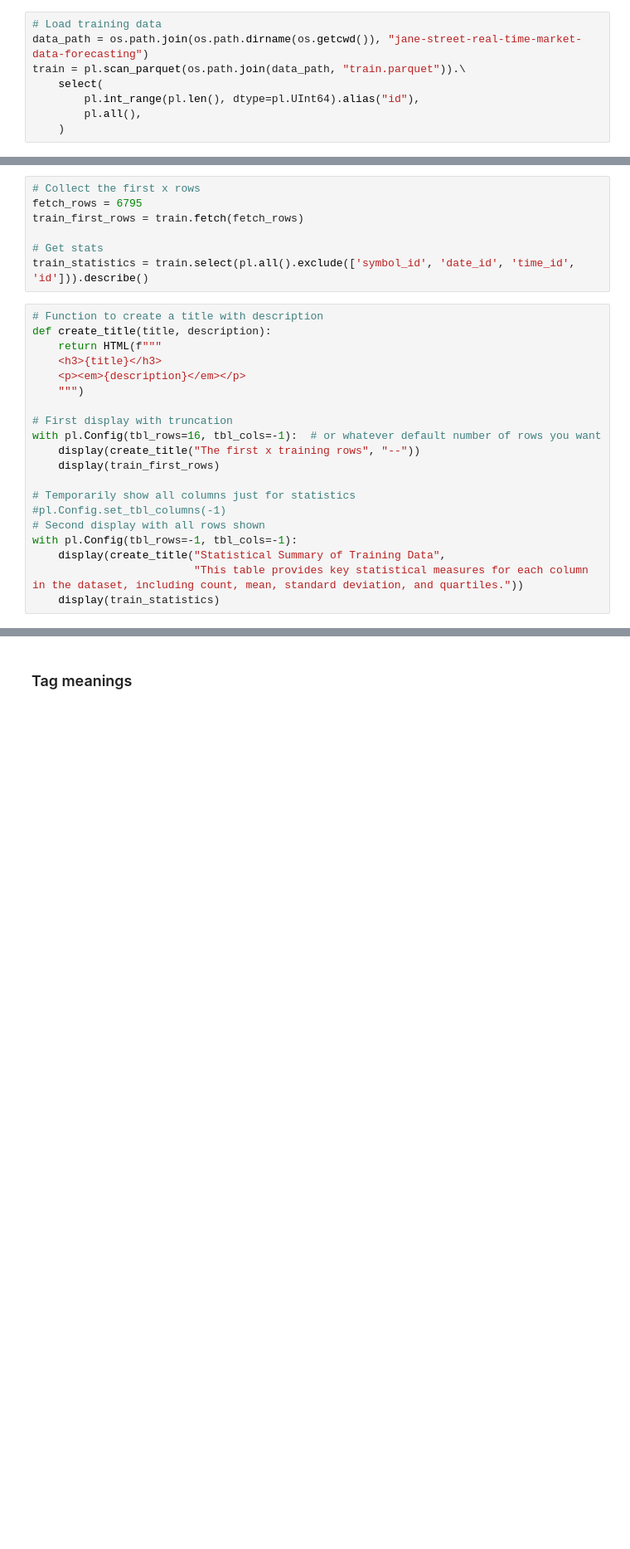
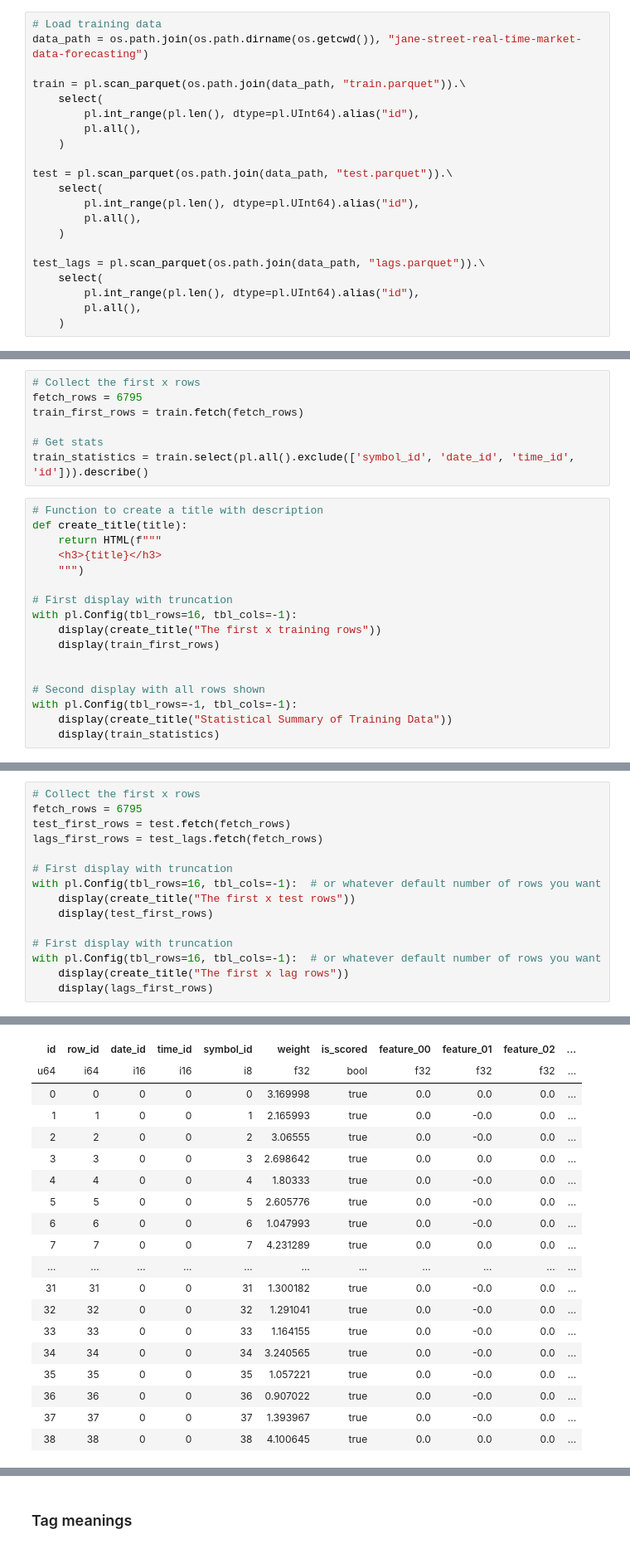
Before and after one commit to JacksonSprigg/JaneStreet-Kaggle, a Jupyter notebook: data_analysis/blah.ipynb, the cells around one changed output, grey strips where cells are left out. Shown at 83% size. Saved outputs shown, nothing was run; the diff lists cells and outputs as text; blank space fills up the shorter version.

```diff
--- a/data_analysis/blah.ipynb
+++ b/data_analysis/blah.ipynb
@@ -14,8 +15,21 @@ from IPython.display import display, HTML
 # %%
 # Load training data
 data_path = os.path.join(os.path.dirname(os.getcwd()), "jane-street-real-time-market-data-forecasting")
+
 train = pl.scan_parquet(os.path.join(data_path, "train.parquet")).\
     select(
         pl.int_range(pl.len(), dtype=pl.UInt64).alias("id"),
         pl.all(),
     )
+
+test = pl.scan_parquet(os.path.join(data_path, "test.parquet")).\
+    select(
+        pl.int_range(pl.len(), dtype=pl.UInt64).alias("id"),
+        pl.all(),
+    )
+
+test_lags = pl.scan_parquet(os.path.join(data_path, "lags.parquet")).\
+    select(
+        pl.int_range(pl.len(), dtype=pl.UInt64).alias("id"),
+        pl.all(),
+    )
@@ -83,23 +95,20 @@ train_first_rows = train.fetch(fetch_rows)
 train_statistics = train.select(pl.all().exclude(['symbol_id', 'date_id', 'time_id', 'id'])).describe()
 # %%
 # Function to create a title with description
-def create_title(title, description):
+def create_title(title):
     return HTML(f"""
     <h3>{title}</h3>
-    <p><em>{description}</em></p>
     """)
 
 # First display with truncation
-with pl.Config(tbl_rows=16, tbl_cols=-1):  # or whatever default number of rows you want
-    display(create_title("The first x training rows", "--"))
+with pl.Config(tbl_rows=16, tbl_cols=-1):
+    display(create_title("The first x training rows"))
     display(train_first_rows)
 
-# Temporarily show all columns just for statistics
-#pl.Config.set_tbl_columns(-1)
+
 # Second display with all rows shown
 with pl.Config(tbl_rows=-1, tbl_cols=-1):
-    display(create_title("Statistical Summary of Training Data",
-                         "This table provides key statistical measures for each column in the dataset, including count, mean, standard deviation, and quartiles."))
+    display(create_title("Statistical Summary of Training Data"))
     display(train_statistics)
 # %% [output]
 The first x training rows
@@ -138,3 +145,19 @@ shape: (9, 91)
 | "50%" | 1.749686 | 0.405783 | 0.007342 | 0.407041 | 0.406398 | 0.002276 | -0.056492 | -0.009067 | ... |
 | "75%" | 2.525645 | 1.261608 | 0.729377 | 1.258622 | 1.258682 | 0.703709 | 0.390622 | 0.40295 | ... |
 | "max" | 10.240419 | 6.477002 | 6.292391 | 6.490265 | 6.695623 | 6.16416 | 35.726223 | 93.644058 | ... |
+# %%
+# Collect the first x rows
+fetch_rows = 6795
+test_first_rows = test.fetch(fetch_rows)
+lags_first_rows = test_lags.fetch(fetch_rows)
+
+# First display with truncation
+with pl.Config(tbl_rows=16, tbl_cols=-1):  # or whatever default number of rows you want
+    display(create_title("The first x test rows"))
+    display(test_first_rows)
+
+# First display with truncation
+with pl.Config(tbl_rows=16, tbl_cols=-1):  # or whatever default number of rows you want
+    display(create_title("The first x lag rows"))
+    display(lags_first_rows)
+# %% [output]
@@ -140,0 +166,19 @@ shape: (9, 91)
+| id | row_id | date_id | time_id | symbol_id | weight | is_scored | feature_00 | feature_01 | feature_02 | ... |
+| u64 | i64 | i16 | i16 | i8 | f32 | bool | f32 | f32 | f32 | ... |
+| 0 | 0 | 0 | 0 | 0 | 3.169998 | true | 0.0 | 0.0 | 0.0 | ... |
+| 1 | 1 | 0 | 0 | 1 | 2.165993 | true | 0.0 | -0.0 | 0.0 | ... |
+| 2 | 2 | 0 | 0 | 2 | 3.06555 | true | 0.0 | -0.0 | 0.0 | ... |
+| 3 | 3 | 0 | 0 | 3 | 2.698642 | true | 0.0 | 0.0 | 0.0 | ... |
+| 4 | 4 | 0 | 0 | 4 | 1.80333 | true | 0.0 | -0.0 | 0.0 | ... |
+| 5 | 5 | 0 | 0 | 5 | 2.605776 | true | 0.0 | -0.0 | 0.0 | ... |
+| 6 | 6 | 0 | 0 | 6 | 1.047993 | true | 0.0 | -0.0 | 0.0 | ... |
+| 7 | 7 | 0 | 0 | 7 | 4.231289 | true | 0.0 | 0.0 | 0.0 | ... |
+| … | … | … | … | … | … | … | … | … | … | ... |
+| 31 | 31 | 0 | 0 | 31 | 1.300182 | true | 0.0 | -0.0 | 0.0 | ... |
+| 32 | 32 | 0 | 0 | 32 | 1.291041 | true | 0.0 | -0.0 | 0.0 | ... |
+| 33 | 33 | 0 | 0 | 33 | 1.164155 | true | 0.0 | -0.0 | 0.0 | ... |
+| 34 | 34 | 0 | 0 | 34 | 3.240565 | true | 0.0 | -0.0 | 0.0 | ... |
+| 35 | 35 | 0 | 0 | 35 | 1.057221 | true | 0.0 | -0.0 | 0.0 | ... |
+| 36 | 36 | 0 | 0 | 36 | 0.907022 | true | 0.0 | -0.0 | 0.0 | ... |
+| 37 | 37 | 0 | 0 | 37 | 1.393967 | true | 0.0 | -0.0 | 0.0 | ... |
+| 38 | 38 | 0 | 0 | 38 | 4.100645 | true | 0.0 | 0.0 | 0.0 | ... |
```
Also changed, not shown: parts of 9 cells of this notebook, 6 other files.
